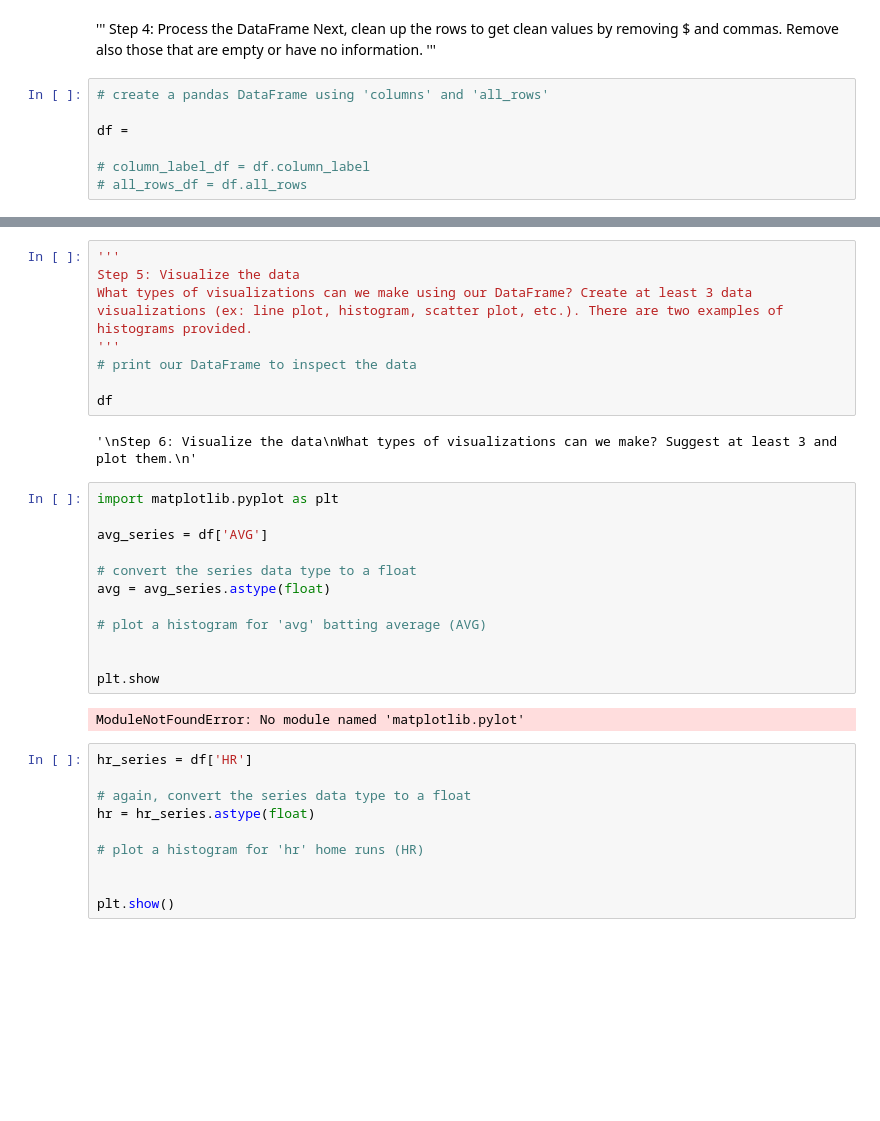
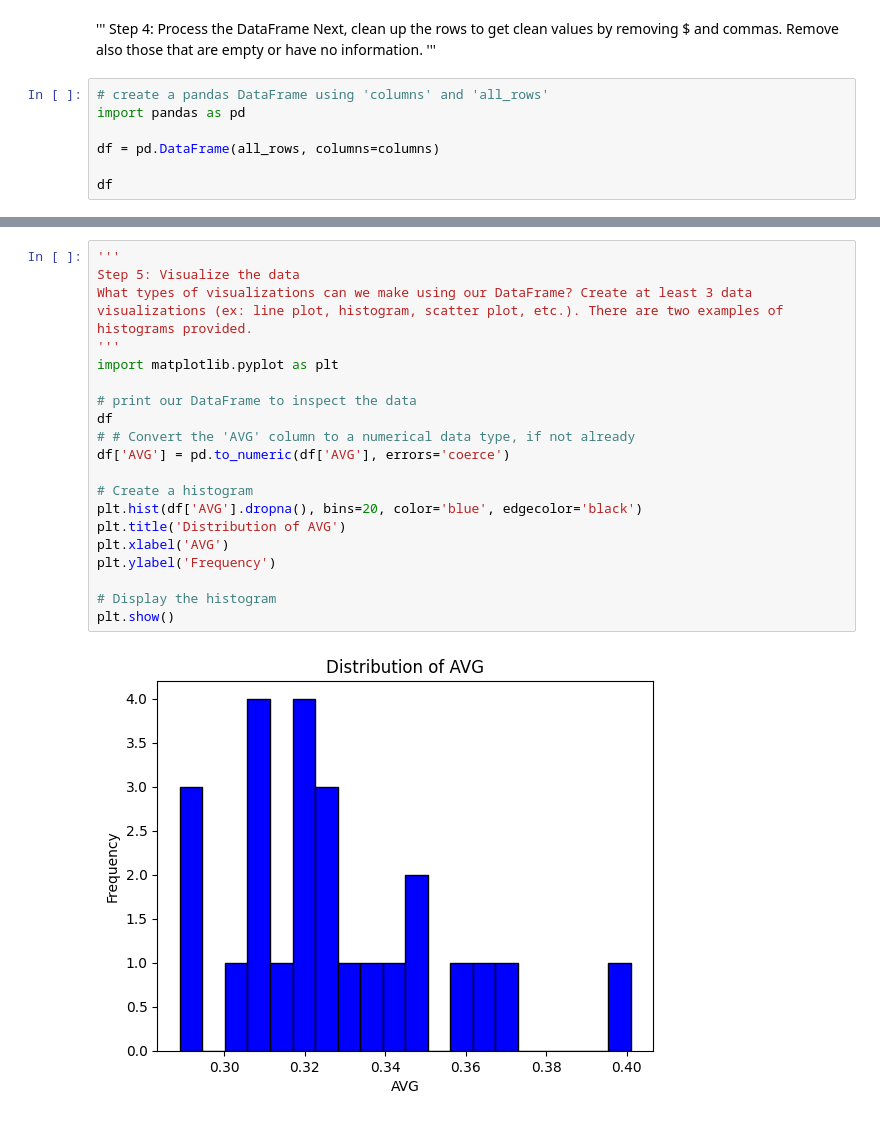
Before and after one commit to 4GeeksAcademy/Kransky85_web-scraping-project-tutorial, a Jupyter notebook: src/explore.ipynb, the cells around one changed output, grey strips where cells are left out. Drawn from its saved outputs; the diff is of its cells as text; blank space fills up the shorter version.

```diff
--- a/src/explore.ipynb
+++ b/src/explore.ipynb
@@ -133,9 +161,9 @@ Remove also those that are empty or have no information.
 '''
 # %%
 # create a pandas DataFrame using 'columns' and 'all_rows'
+import pandas as pd
 
-df =
+df = pd.DataFrame(all_rows, columns=columns)
 
-# column_label_df = df.column_label
-# all_rows_df = df.all_rows
+df
 # %% [output]
@@ -143,35 +187,23 @@ df =
 # %%
 '''
 Step 5: Visualize the data
 What types of visualizations can we make using our DataFrame? Create at least 3 data
 visualizations (ex: line plot, histogram, scatter plot, etc.). There are two examples of histograms provided.
 '''
+import matplotlib.pyplot as plt
+
 # print our DataFrame to inspect the data
+df
+# # Convert the 'AVG' column to a numerical data type, if not already
+df['AVG'] = pd.to_numeric(df['AVG'], errors='coerce')
 
-df
+# Create a histogram
+plt.hist(df['AVG'].dropna(), bins=20, color='blue', edgecolor='black')
+plt.title('Distribution of AVG')
+plt.xlabel('AVG')
+plt.ylabel('Frequency')
+
+# Display the histogram
+plt.show()
 # %% [output]
-'\nStep 6: Visualize the data\nWhat types of visualizations can we make? Suggest at least 3 and plot them.\n'
+[figure, added]
-# %%
-import matplotlib.pyplot as plt
-
-avg_series = df['AVG']
-
-# convert the series data type to a float
-avg = avg_series.astype(float)
-
-# plot a histogram for 'avg' batting average (AVG)
-
-
-plt.show
-# %% [output]
-ModuleNotFoundError: No module named 'matplotlib.pylot'
-# %%
-hr_series = df['HR']
-
-# again, convert the series data type to a float
-hr = hr_series.astype(float)
-
-# plot a histogram for 'hr' home runs (HR)
-
-
-plt.show()
```
Also changed, not shown: parts of 5 cells of this notebook.
